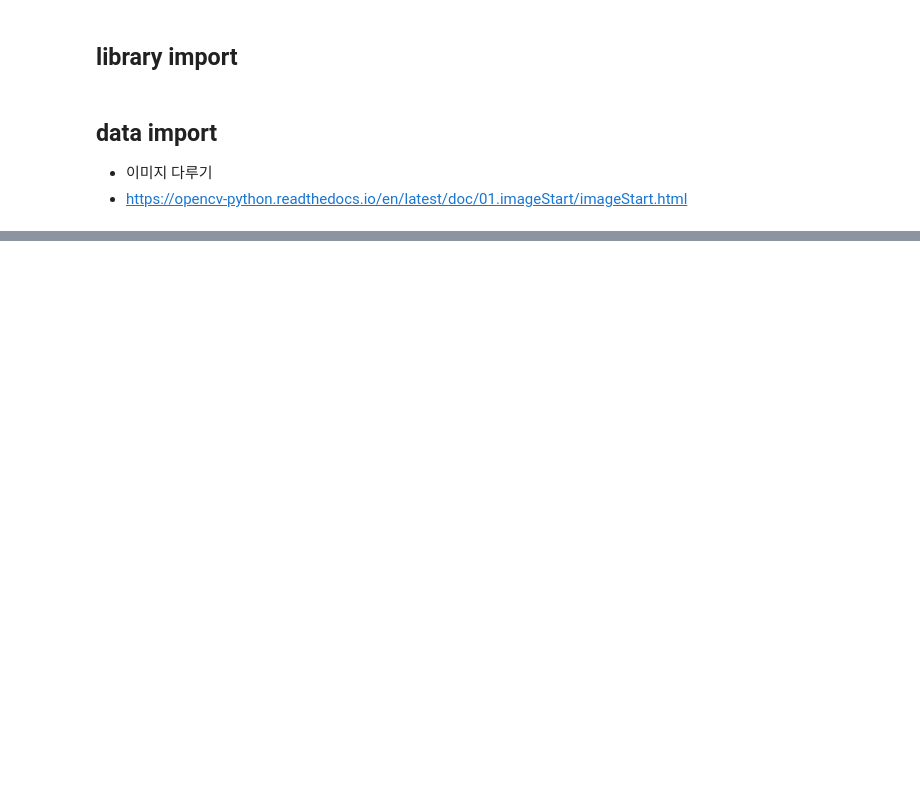
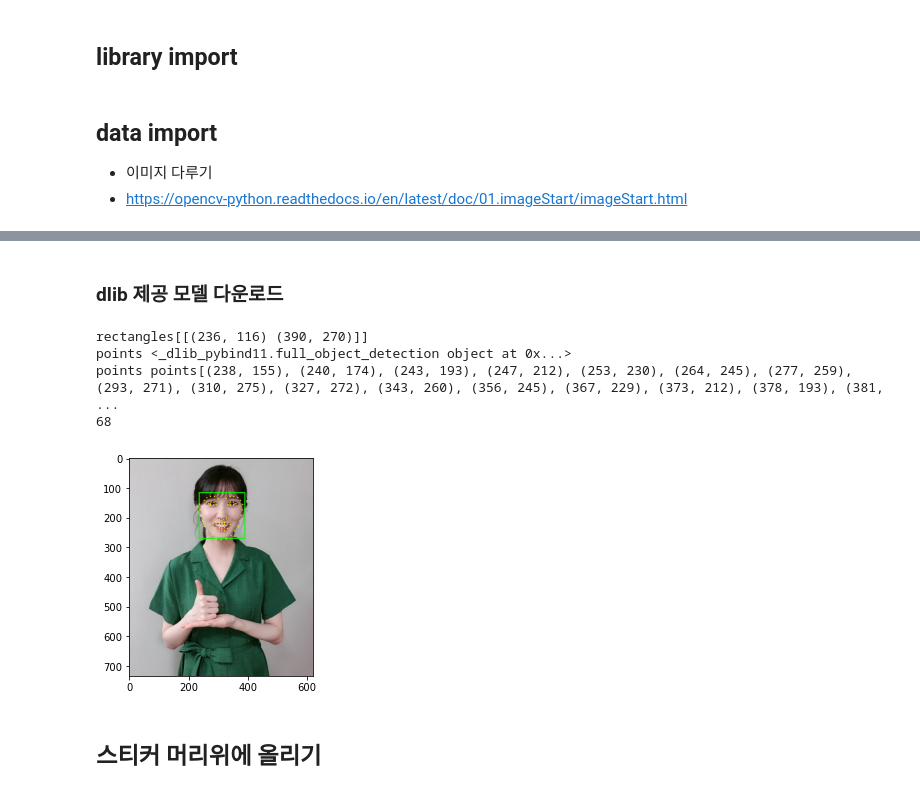
Before and after one commit to ittapa/AIFFEL-FILP-CODING, a Jupyter notebook: lms/01-EXPLORATION/E10-camera_sticker_app/01-basic.ipynb, the cells around one changed output, grey strips where cells are left out. Drawn from its saved outputs; the diff is of its cells as text; code cells hidden in the pictures; blank space fills up the shorter version.

```diff
--- a/lms/01-EXPLORATION/E10-camera_sticker_app/01-basic.ipynb
+++ b/lms/01-EXPLORATION/E10-camera_sticker_app/01-basic.ipynb
@@ -28,0 +120,2 @@ img_show = img_bgr.copy() # 출력용 이미지 복사
+# %% [markdown]
+###  dlib 제공 모델 다운로드
@@ -28,0 +125,41 @@ img_show = img_bgr.copy() # 출력용 이미지 복사
+# %%
+### 모델 import
+import os
+
+#model_path = os.getenv('HOME')+'/aiffel/AIFFEL_LSG/lms/01-EXPLORATION/E10-camera_sticker_app/data/shape_predictor_68_face_landmarks.dat'
+model_path = './data/shape_predictor_68_face_landmarks.dat'
+landmark_predictor = dlib.shape_predictor(model_path)
+# %%
+#landmark_predictor , rgb 이미지와 얼굴 rect를 좌표를 받아서
+
+print(dlib_rects)
+list_landmarks = []
+#for dlib_rect in dlib_rects:
+#print(dlib_rect)
+points = landmark_predictor(img_rgb, dlib_rects[0])
+print("points", points)
+print("points", points.parts())
+list_points = list(map(lambda p: (p.x, p.y), points.parts()))
+list_landmarks.append(list_points)
+
+print(len(list_landmarks[0]))
+# %% [output]
+rectangles[[(236, 116) (390, 270)]]
+points <_dlib_pybind11.full_object_detection object at 0x...>
+points points[(238, 155), (240, 174), (243, 193), (247, 212), (253, 230), (264, 245), (277, 259), (293, 271), (310, 275), (327, 272), (343, 260), (356, 245), (367, 229), (373, 212), (378, 193), (381,  ...
+68
+# %%
+
+#사진에 점찍기....
+
+for landmark in list_landmarks:
+    for idx, point in enumerate(list_points):
+        cv2.circle(img_show, point, 2, (0, 255, 255), -1) # yellow
+
+img_show_rgb = cv2.cvtColor(img_show, cv2.COLOR_BGR2RGB)
+plt.imshow(img_show_rgb)
+plt.show()
+# %% [output]
+[figure, added]
+# %% [markdown]
+## 스티커 머리위에 올리기
```
Also changed, not shown: parts of 21 cells of this notebook, 14 other files.
